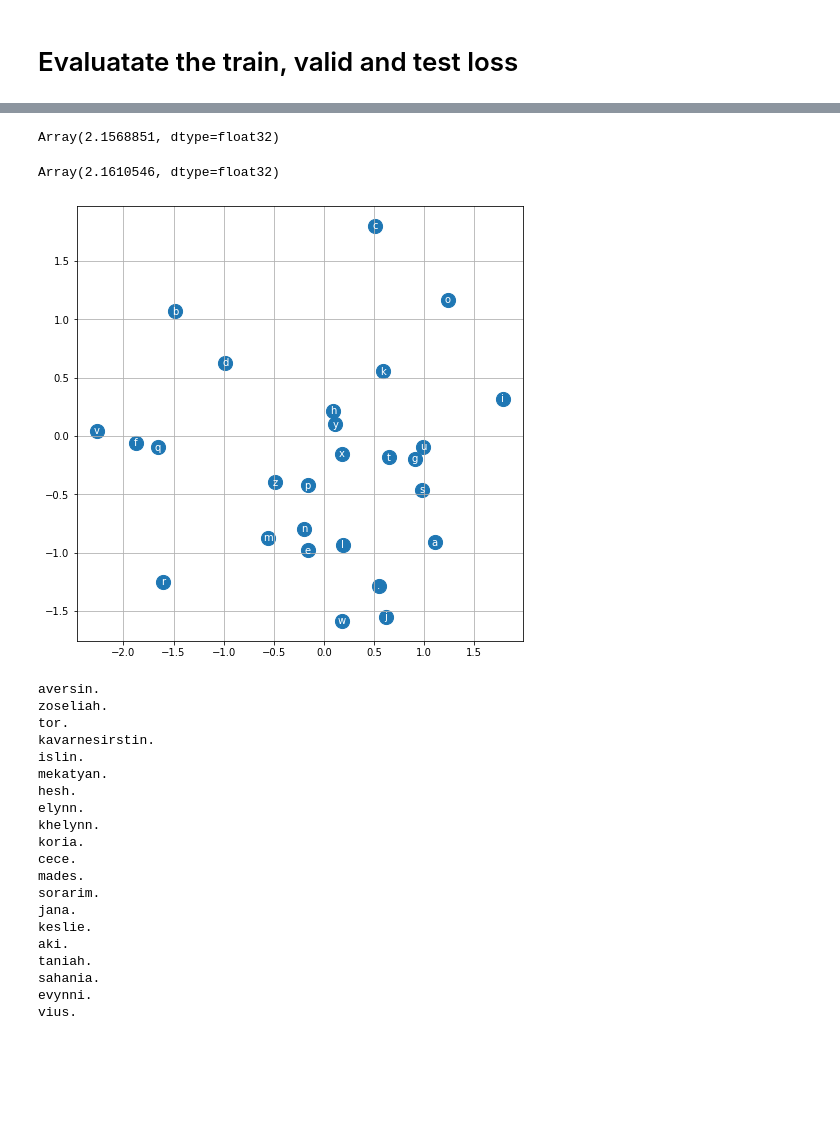
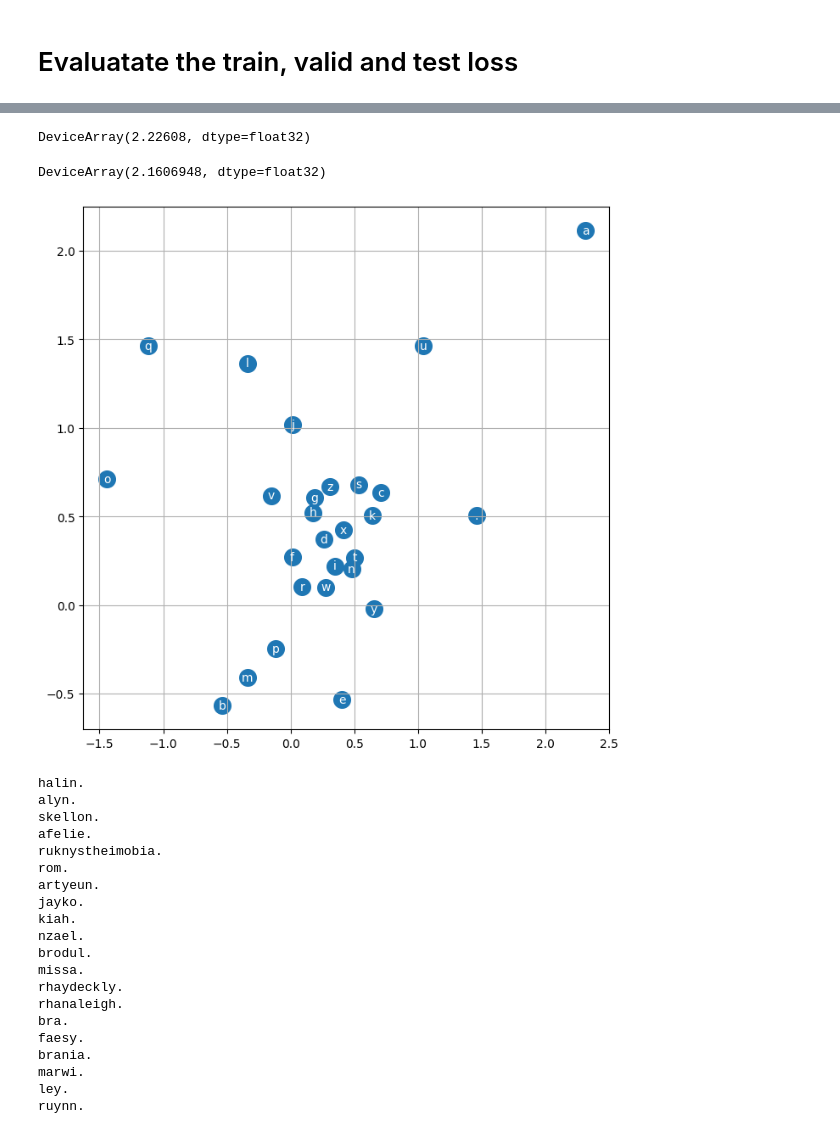
Before and after one commit to cast42/makemore_jax, a Jupyter notebook: build_makemore_mlp_jax_tpu.ipynb, the cells around one changed output, grey strips where cells are left out. Cells and saved outputs as stored; diff of their text form; code cells hidden in the pictures; blank space fills up the shorter version.

```diff
--- a/build_makemore_mlp_jax_tpu.ipynb
+++ b/build_makemore_mlp_jax_tpu.ipynb
@@ -159,6 +159,7 @@ from typing import NamedTuple, Tuple
 import functools
 
 class Params(NamedTuple):
+  C: jnp.ndarray
   W1: jnp.ndarray
   b1: jnp.ndarray
   W2: jnp.ndarray
@@ -166,44 +167,43 @@ class Params(NamedTuple):
 
 def init(rng) -> Params:
   """Returns the initial model params."""
-  W1_key, b1_key, W2_key, b2_key = random.split(rng, num=4)
+  C_key, W1_key, b1_key, W2_key, b2_key = random.split(rng, num=5)
+  C = random.normal(C_key, (27, 10), dtype=jnp.float32)
   W1 = random.normal(W1_key, (30, 200), dtype=jnp.float32)
   b1 = random.normal(b1_key, (200,), dtype=jnp.float32)
   W2 = random.normal(W2_key, (200, 27), dtype=jnp.float32)
   b2 = random.normal(b2_key, (27,), dtype=jnp.float32)
-  return Params(W1, b1, W2, b2)
+  return Params(C, W1, b1, W2, b2)
 
-def loss_fn(params, emb, Y):
+def loss_fn(params, X: jnp.ndarray, Y: jnp.ndarray, key) -> jnp.ndarray:
+  # minibatch construct
+  ix = random.randint(key, (32,),  0, X.shape[0])
+  # forward pass
+  emb = params.C[X[ix]] # (32, 3, 2)
   h = jnp.tanh(jnp.dot(emb.reshape(-1, 30), params.W1) + params.b1) # (32, 100)
   logits = jnp.dot(h, params.W2) + params.b2 # (32, 27)
-  loss = cross_entropy_loss(logits=logits, labels=Y)
+  loss = cross_entropy_loss(logits=logits, labels=Y[ix])
   return loss
 
-def p_update(params, emb, Yb, lr):
-  loss, grads = value_and_grad(loss_fn)(params, emb, Yb)
+def update(params, X: jnp.ndarray, Y: jnp.ndarray, lr, key):
+  loss, grads = value_and_grad(loss_fn)(params, X, Y, key)
   return loss, jax.tree_map(
       lambda p, g: p - lr * g, params, grads
   )
 
-update_jitted = jit(p_update)
+update_jitted = jit(update)
 # %%
 stepi = []
 lossi = []
 key = random.PRNGKey(2147483647)
 params = init(key)
-key, C_key = random.split(key)
-C = random.normal(C_key, (27, 10), dtype=jnp.float32)
 # %%
 %%time
 
 for i in range(200_000):
   lr = 0.1 if i < 100_000 else 0.01
   step_key = jax.random.fold_in(key, i)
-  # minibatch construct
-  ix = random.randint(step_key, (32,),  0, Xtr.shape[0])
-  # Embedding
-  emb = C[Xtr[ix]] # (32, 3, 2)
-  loss, params = update_jitted(params, emb, Ytr[ix], lr)
+  loss, params = update_jitted(params, Xtr, Ytr, lr, step_key)
   stepi.append(i)
   lossi.append(jnp.log10(loss))
 # %% [output]
@@ -223,22 +223,23 @@ plt.plot(stepi, lossi);
 # %%
 # validation loss
-loss_fn(params, C[Xdev], Ydev)
+loss_fn(params, Xdev, Ydev, jax.random.fold_in(key, i:=i+1))
 # %% [output]
-Array(2.1568851, dtype=float32)
+DeviceArray(2.22608, dtype=float32)
 # %%
 # Test loss
-loss_fn(params, C[Xte], Yte)
+loss_fn(params, Xte, Yte, jax.random.fold_in(key, i:=i+1))
 # %% [output]
-Array(2.1610546, dtype=float32)
+DeviceArray(2.1606948, dtype=float32)
 # %%
 # visualize dimensions 0 and 1 of the embedding matrix C for all characters
+C = params.C
 plt.figure(figsize=(8,8))
 plt.scatter(C[:,0], C[:,1], s=200)
 for i in range(C.shape[0]):
     plt.text(C[i,0], C[i,1], itos[i], ha="center", va="center", color='white')
 plt.grid('minor')
 # %% [output]
-[figure, old version]
+[figure, new version]
 # %%
 # sample from the model
 # g = torch.Generator().manual_seed(2147483647 + 10)
@@ -260,23 +261,23 @@ for _ in range(20):
 
     print(''.join(itos[i] for i in out))
 # %% [output]
-aversin.
-zoseliah.
-tor.
-kavarnesirstin.
-islin.
-mekatyan.
-hesh.
-elynn.
-khelynn.
-koria.
-cece.
-mades.
-sorarim.
-jana.
-keslie.
-aki.
-taniah.
-sahania.
-evynni.
-vius.
+halin.
+alyn.
+skellon.
+afelie.
+ruknystheimobia.
+rom.
+artyeun.
+jayko.
+kiah.
+nzael.
+brodul.
+missa.
+rhaydeckly.
+rhanaleigh.
+bra.
+faesy.
+brania.
+marwi.
+ley.
+ruynn.
```
Also changed, not shown: parts of 6 cells of this notebook.
